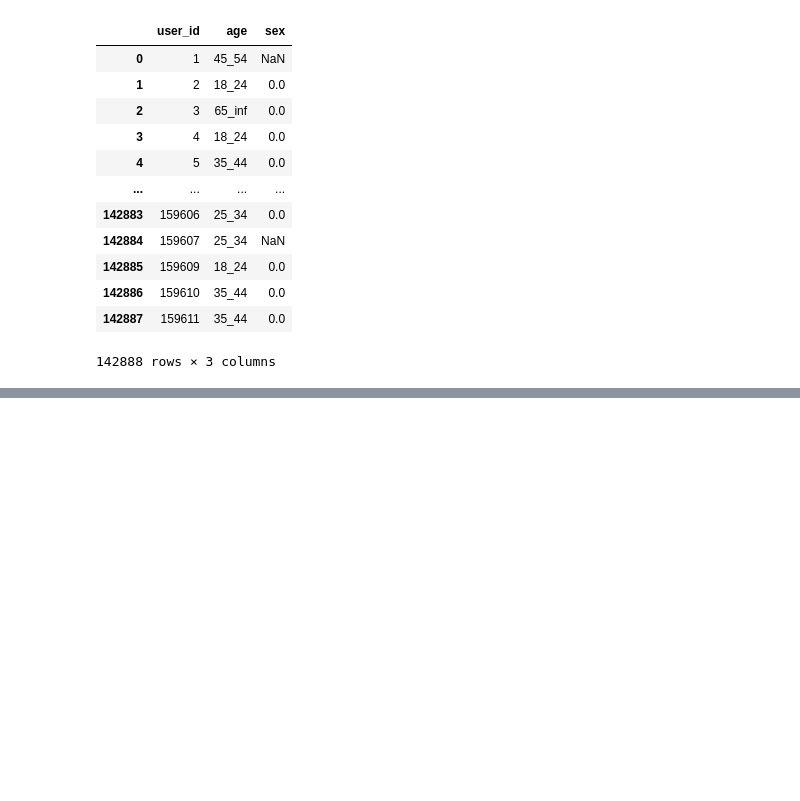
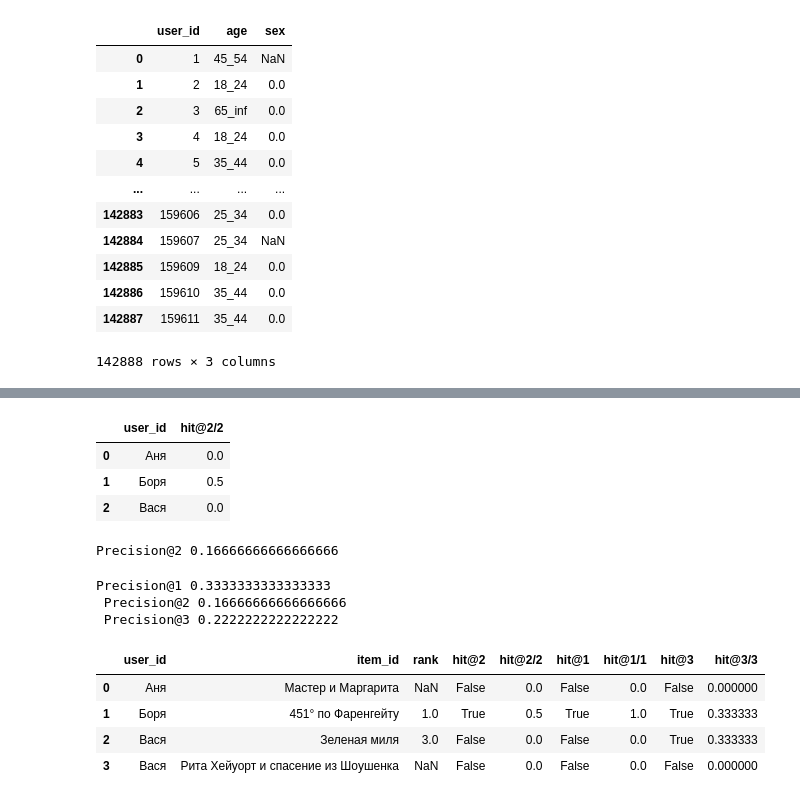
Before and after one commit to odinicc/Data-Practice, a Jupyter notebook: 29 RecSys/1 Data_validation.ipynb, the cells around one changed output, grey strips where cells are left out. Cells and saved outputs as stored; diff of their text form; code cells hidden in the pictures; blank space fills up the shorter version.

```diff
--- a/29 RecSys/1 Data_validation.ipynb
+++ b/29 RecSys/1 Data_validation.ipynb
@@ -45,0 +97,2 @@ df_users
+# %%
+df_merged = df_true.merge(df_recs, on = ['user_id','item_id'], how = 'left')
@@ -45,0 +120,11 @@ df_users
+# %%
+df_prec2
+# %% [output]
+|  | user_id | hit@2/2 |
+| 0 | Аня | 0.0 |
+| 1 | Боря | 0.5 |
+| 2 | Вася | 0.0 |
+# %%
+print('Precision@2' ,df_prec2['hit@2/2'].mean())
+# %% [output]
+Precision@2 0.16666666666666666
@@ -45,0 +139,17 @@ df_users
+# %%
+print( 'Precision@1', df_merged['hit@1/1'].sum() / users_count,'\n',
+    'Precision@2', df_merged['hit@2/2'].sum() / users_count,'\n',
+       'Precision@3', df_merged['hit@3/3'].sum() / users_count
+       )
+# %% [output]
+Precision@1 0.3333333333333333
+ Precision@2 0.16666666666666666
+ Precision@3 0.2222222222222222
+# %%
+df_merged
+# %% [output]
+|  | user_id | item_id | rank | hit@2 | hit@2/2 | hit@1 | hit@1/1 | hit@3 | hit@3/3 |
+| 0 | Аня | Мастер и Маргарита | NaN | False | 0.0 | False | 0.0 | False | 0.000000 |
+| 1 | Боря | 451° по Фаренгейту | 1.0 | True | 0.5 | True | 1.0 | True | 0.333333 |
+| 2 | Вася | Зеленая миля | 3.0 | False | 0.0 | False | 0.0 | True | 0.333333 |
+| 3 | Вася | Рита Хейуорт и спасение из Шоушенка | NaN | False | 0.0 | False | 0.0 | False | 0.000000 |
```
Also changed, not shown: parts of 26 cells of this notebook, 1 other file.
